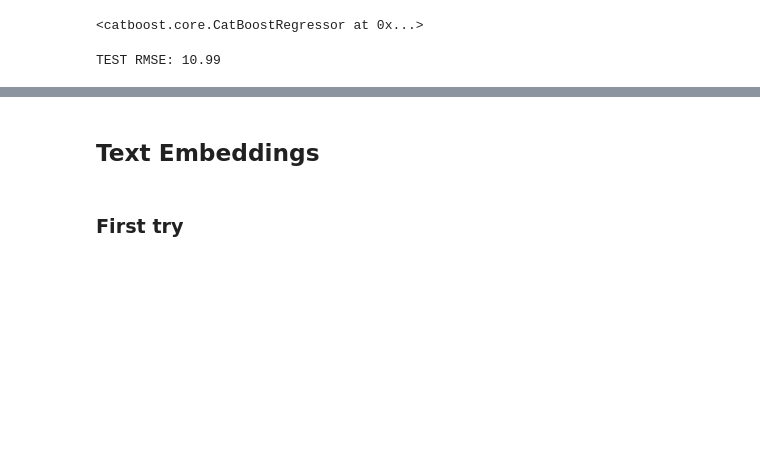
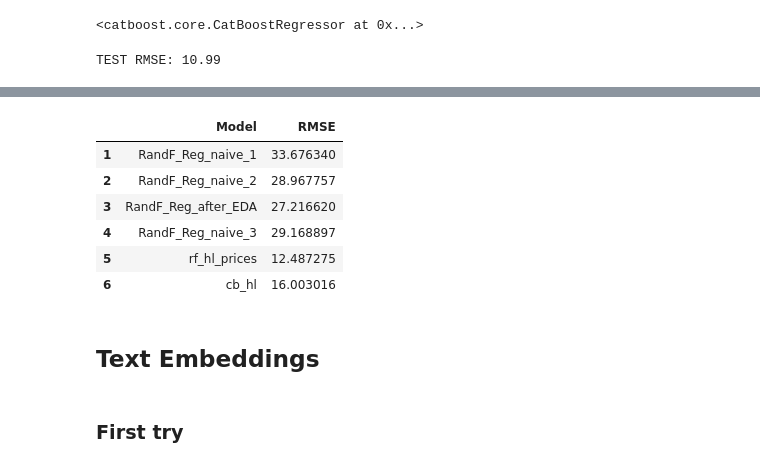
Before and after one commit to serfrol/SkillFactory, a Jupyter notebook: module_9/Amazon_Toy_Price_Prediction_ML_&_DL.ipynb, the cells around one changed output, grey strips where cells are left out. Saved outputs shown, nothing was run; the diff lists cells and outputs as text; code cells hidden in the pictures; blank space fills up the shorter version.

```diff
--- a/module_9/Amazon_Toy_Price_Prediction_ML_&_DL.ipynb
+++ b/module_9/Amazon_Toy_Price_Prediction_ML_&_DL.ipynb
@@ -814,6 +874,14 @@ RMSE combined: 15.17
 # %%
-result_df = fill_result(result_df, 'rf_hl_prices', (rmse(predict_df_cb['pred'], predict_df_cb['true'])))
+result_df = fill_result(result_df, 'cb_hl', (rmse(predict_df_cb['pred'], predict_df_cb['true'])))
 result_df
+# %% [output]
+|  | Model | RMSE |
+| 1 | RandF_Reg_naive_1 | 33.676340 |
+| 2 | RandF_Reg_naive_2 | 28.967757 |
+| 3 | RandF_Reg_after_EDA | 27.216620 |
+| 4 | RandF_Reg_naive_3 | 29.168897 |
+| 5 | rf_hl_prices | 12.487275 |
+| 6 | cb_hl | 16.003016 |
 # %% [markdown]
 ## Text Embeddings
 # %% [markdown]
```
Also changed, not shown: parts of 212 cells of this notebook.
